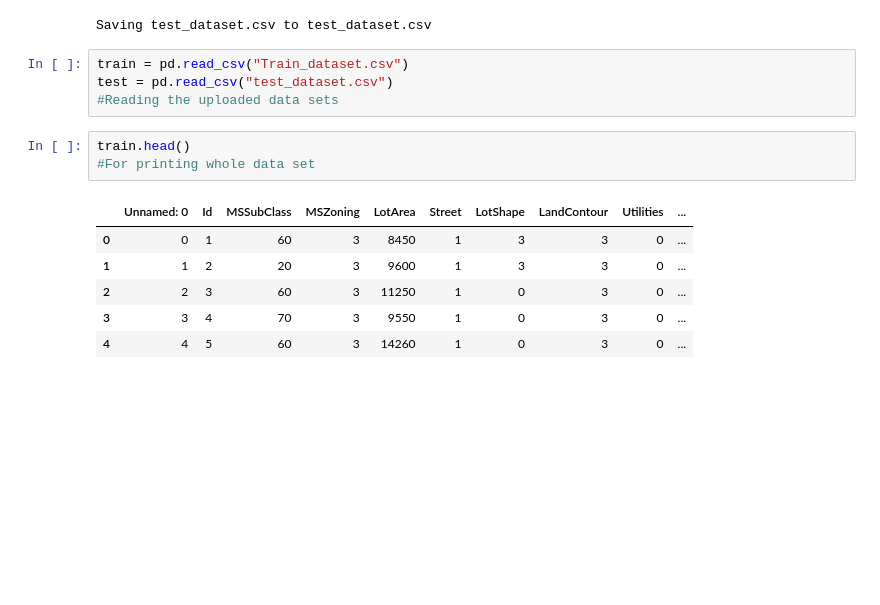
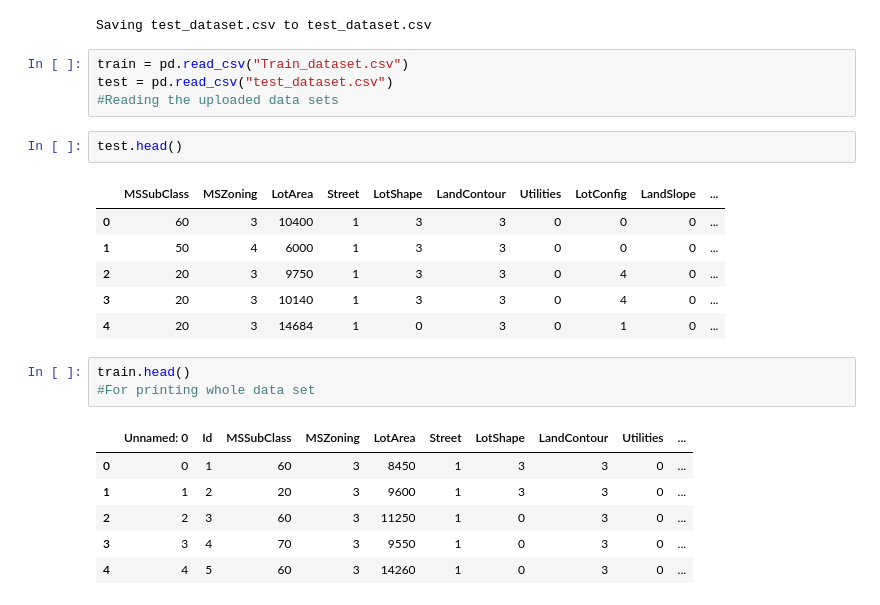
Before and after one commit to Prognosticators/price_predictor, a Jupyter notebook: src/index.ipynb, the cells around one changed output. Cells and saved outputs as stored; diff of their text form; blank space fills up the shorter version.

```diff
--- a/src/index.ipynb
+++ b/src/index.ipynb
@@ -23,6 +23,15 @@ Saving test_dataset.csv to test_dataset.csv
 train = pd.read_csv("Train_dataset.csv")
 test = pd.read_csv("test_dataset.csv")
 #Reading the uploaded data sets
+# %%
+test.head()
+# %% [output]
+|  | MSSubClass | MSZoning | LotArea | Street | LotShape | LandContour | Utilities | LotConfig | LandSlope | ... |
+| 0 | 60 | 3 | 10400 | 1 | 3 | 3 | 0 | 0 | 0 | ... |
+| 1 | 50 | 4 | 6000 | 1 | 3 | 3 | 0 | 0 | 0 | ... |
+| 2 | 20 | 3 | 9750 | 1 | 3 | 3 | 0 | 4 | 0 | ... |
+| 3 | 20 | 3 | 10140 | 1 | 3 | 3 | 0 | 4 | 0 | ... |
+| 4 | 20 | 3 | 14684 | 1 | 0 | 3 | 0 | 1 | 0 | ... |
 # %%
 train.head()
 #For printing whole data set
```
Also changed, not shown: parts of 18 cells of this notebook.
